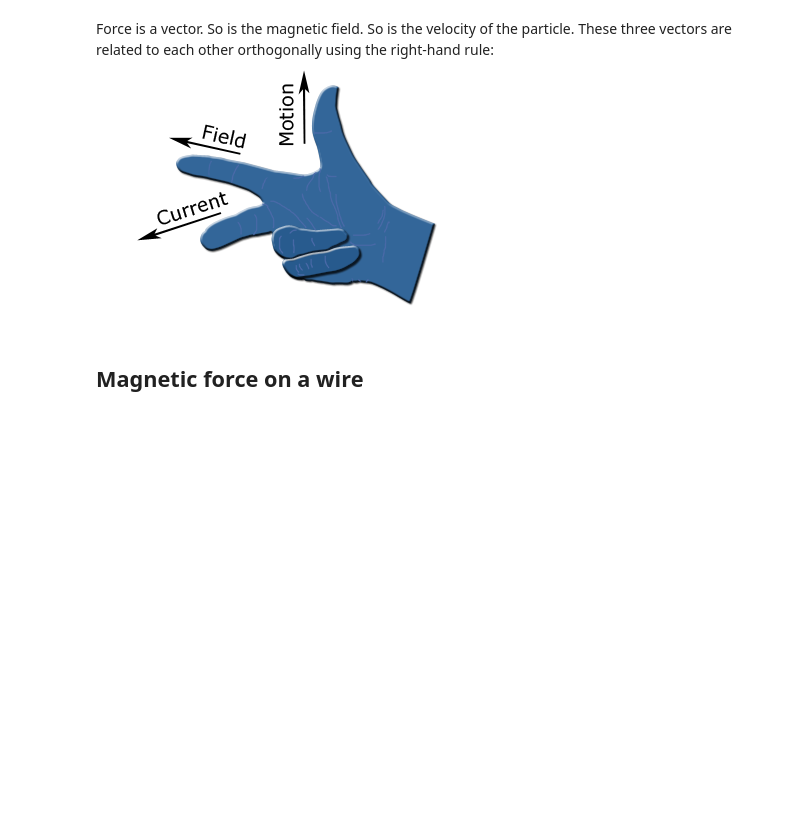
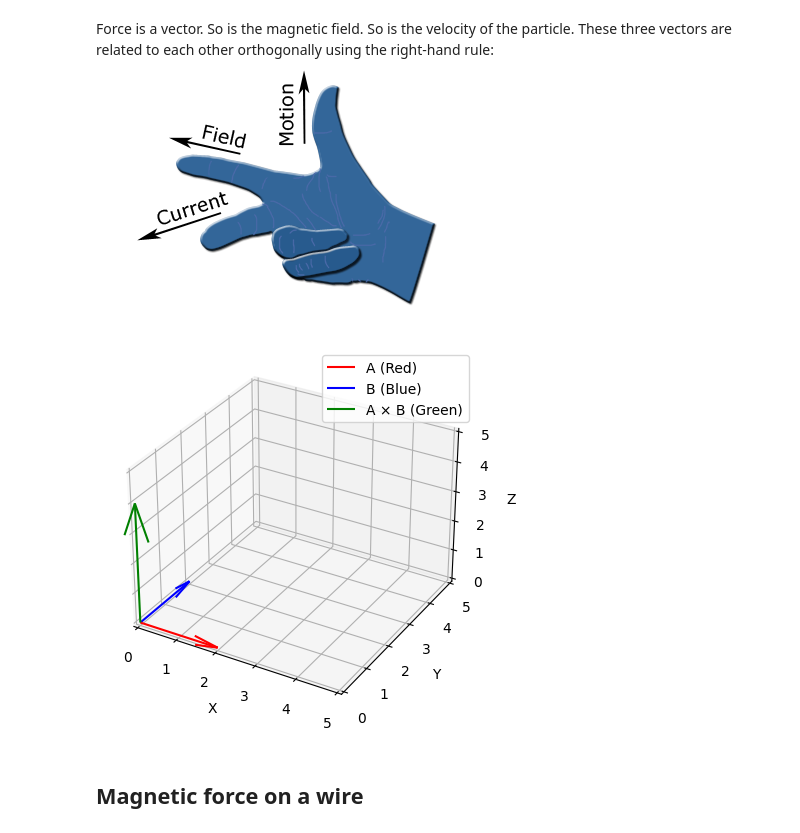
Before and after one commit to MrEnigmamgine/notes, a Jupyter notebook: Mechatronics/Flux Math.ipynb, the cells around one changed output. Drawn from its saved outputs; the diff is of its cells as text; code cells hidden in the pictures; blank space fills up the shorter version.

```diff
--- a/Mechatronics/Flux Math.ipynb
+++ b/Mechatronics/Flux Math.ipynb
@@ -130,6 +130,46 @@ Where:
 # %% [markdown]
 Force is a vector. So is the magnetic field. So is the velocity of the particle. These three vectors are related to each other orthogonally using the right-hand rule:
 ![RightHandOutline.png](attachment:RightHandOutline.png)
+# %%
+import numpy as np
+import matplotlib.pyplot as plt
+from mpl_toolkits.mplot3d import Axes3D
+
+# Define two vectors
+A = np.array([2, 0, 0])
+B = np.array([0, 2, 0])
+
+# Compute the cross product
+C = np.cross(A, B)
+
+# Create a figure
+fig = plt.figure()
+ax = fig.add_subplot(111, projection='3d')
+
+# Plot the original vectors
+ax.quiver(0, 0, 0, *A, color='r', label='A (Red)')
+ax.quiver(0, 0, 0, *B, color='b', label='B (Blue)')
+
+# Plot the cross product
+ax.quiver(0, 0, 0, *C, color='g', label='A × B (Green)')
+
+# Set labels
+ax.set_xlabel('X')
+ax.set_ylabel('Y')
+ax.set_zlabel('Z')
+
+# Set limits
+ax.set_xlim([0, 5])
+ax.set_ylim([0, 5])
+ax.set_zlim([0, 5])
+
+# Add a legend
+ax.legend()
+
+# Show the plot
+plt.show()
+# %% [output]
+[figure, added]
 # %% [markdown]
 ## Magnetic force on a wire
 # %% [markdown]
```
Also changed, not shown: parts of 1 cell of this notebook, 34 other files.
